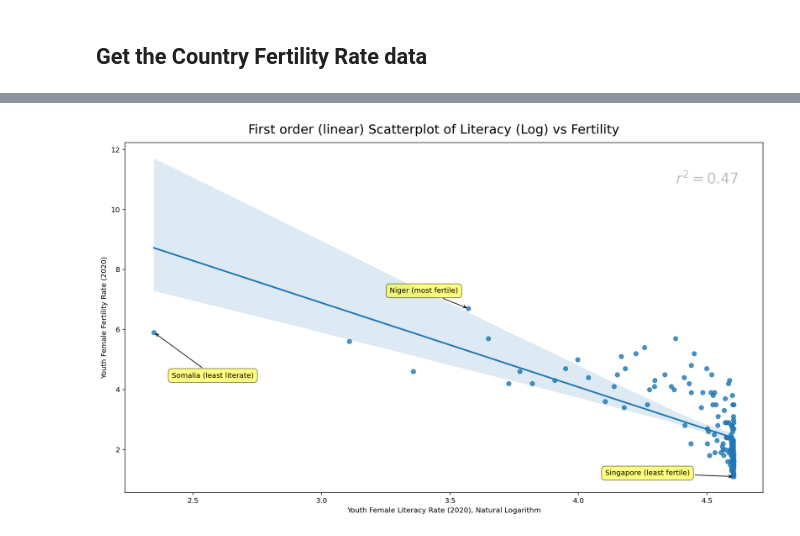
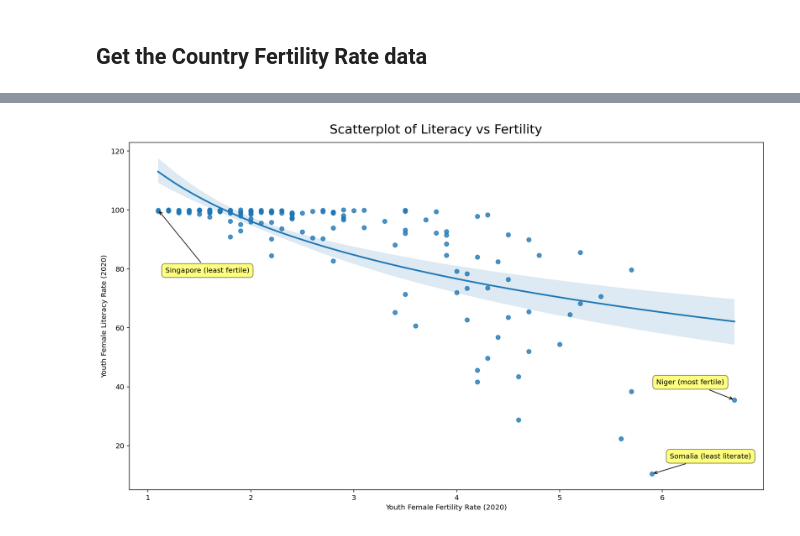
Before and after one commit to dbabbitt/StatsByCountry, a Jupyter notebook: scatterplots/Fertility and Education by Country.ipynb, the cells around one changed output, grey strips where cells are left out. Saved outputs shown, nothing was run; the diff lists cells and outputs as text; code cells hidden in the pictures.

```diff
--- a/scatterplots/Fertility and Education by Country.ipynb
+++ b/scatterplots/Fertility and Education by Country.ipynb
@@ -160,16 +126,29 @@ literacy_countries_df['natural_log_of_literacy_rate'] = literacy_countries_df.li
 # %%
 
 # Explanatory variable
-xname = 'natural_log_of_literacy_rate'
+xname = 'fertility_rate'
+xlabel_str = 'Youth Female Fertility Rate (2020)'
 
 # Response variable
-yname = 'fertility_rate'
+yname = 'literacy_rate'
+ylabel_str = 'Youth Female Literacy Rate (2020)'
 
 # Remove NaNs
 columns_list = ['country_name', xname, yname]
 df = literacy_countries_df.merge(fertility_countries_df, on='country_name', how='inner')[columns_list].dropna()
+title_str = 'Scatterplot of Literacy vs Fertility'
+
 xdata = df[xname]
+xmin = xdata.min()
+xmin_fstr = '{} (least fertile)'
+xmax = xdata.max()
+xmax_fstr = '{} (most fertile)'
+
 ydata = df[yname]
+ymin = ydata.min()
+ymin_fstr = '{} (least literate)'
+ymax = ydata.max()
+ymax_fstr = '{} (most literate)'
 # %%
 
 df.sample(5)
@@ -183,37 +162,30 @@ df.sample(5)
 # %%
 
 # First order (linear) scatterplot
 fig = plt.figure(figsize=(16, 9))
-merge_axes_subplot = sns.regplot(x=xname, y=yname, scatter=True, data=df)
-xlabel_str = 'Youth Female Literacy Rate (2020), Natural Logarithm'
+merge_axes_subplot = sns.regplot(x=xname, y=yname, scatter=True, data=df, logx=True)
 xlabel_text = plt.xlabel(xlabel_str)
-ylabel_str = 'Youth Female Fertility Rate (2020)'
 ylabel_text = plt.ylabel(ylabel_str)
 kwargs = dict(textcoords='offset points', ha='left', va='bottom',
               bbox=dict(boxstyle='round,pad=0.5', fc='yellow', alpha=0.5),
               arrowprops=dict(arrowstyle='->', connectionstyle='arc3,rad=0'))
-least_literate = xdata.min()
-most_literate = xdata.max()
-most_fertile = ydata.max()
-least_fertile = ydata.min()
 already_annotated = False
 for label, x, y in zip(df['country_name'], xdata, ydata):
-    if (x == least_literate):
-        annotation = plt.annotate('{} (least literate)'.format(label),
-                                  xy=(x, y), xytext=(25, -65), **kwargs)
-    elif (y == most_fertile):
-        annotation = plt.annotate('{} (most fertile)'.format(label),
+    if (y == ymin):
+        annotation = plt.annotate(ymin_fstr.format(label),
+                                  xy=(x, y), xytext=(25, 20), **kwargs)
+    elif (x == xmax):
+        annotation = plt.annotate(xmax_fstr.format(label),
                                   xy=(x, y), xytext=(-110, 20), **kwargs)
-    elif (y == least_fertile) and not already_annotated:
+    elif (x == xmin) and not already_annotated:
         already_annotated = True
-        annotation = plt.annotate('{} (least fertile)'.format(label),
-                                  xy=(x, y), xytext=(-180, 0), **kwargs)
+        annotation = plt.annotate(xmin_fstr.format(label),
+                                  xy=(x, y), xytext=(10, -90), **kwargs)
 
 # Add r-squared
-plt.text(4.5, 11, r'$r^2 = {0:.2}$'.format(pearsonr(xdata, ydata)[0] ** 2), fontsize=20, alpha=0.25,
-         horizontalalignment='center', verticalalignment='center')
+# plt.text(6.5, 110, r'$r^2 = {0:.2}$'.format(pearsonr(xdata, ydata)[0] ** 2), fontsize=20, alpha=0.25,
+#          horizontalalignment='center', verticalalignment='center')
 
-title_str = 'First order (linear) Scatterplot of Literacy (Log) vs Fertility'
 title_obj = fig.suptitle(title_str, fontsize=18, y=0.92)
 # %% [output]
-[figure, old version]
+[figure, new version]
```
Also changed, not shown: parts of 10 cells of this notebook, 30 other files.
